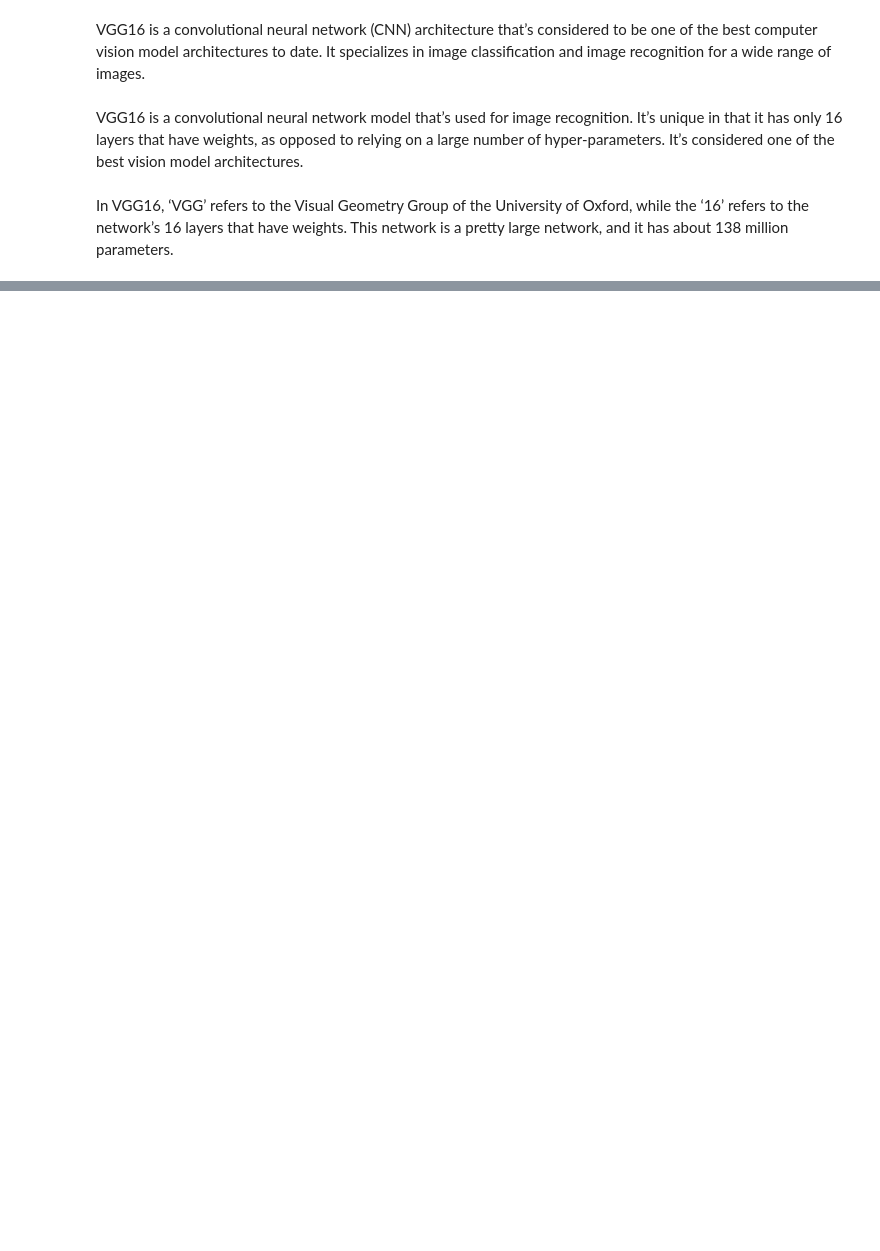
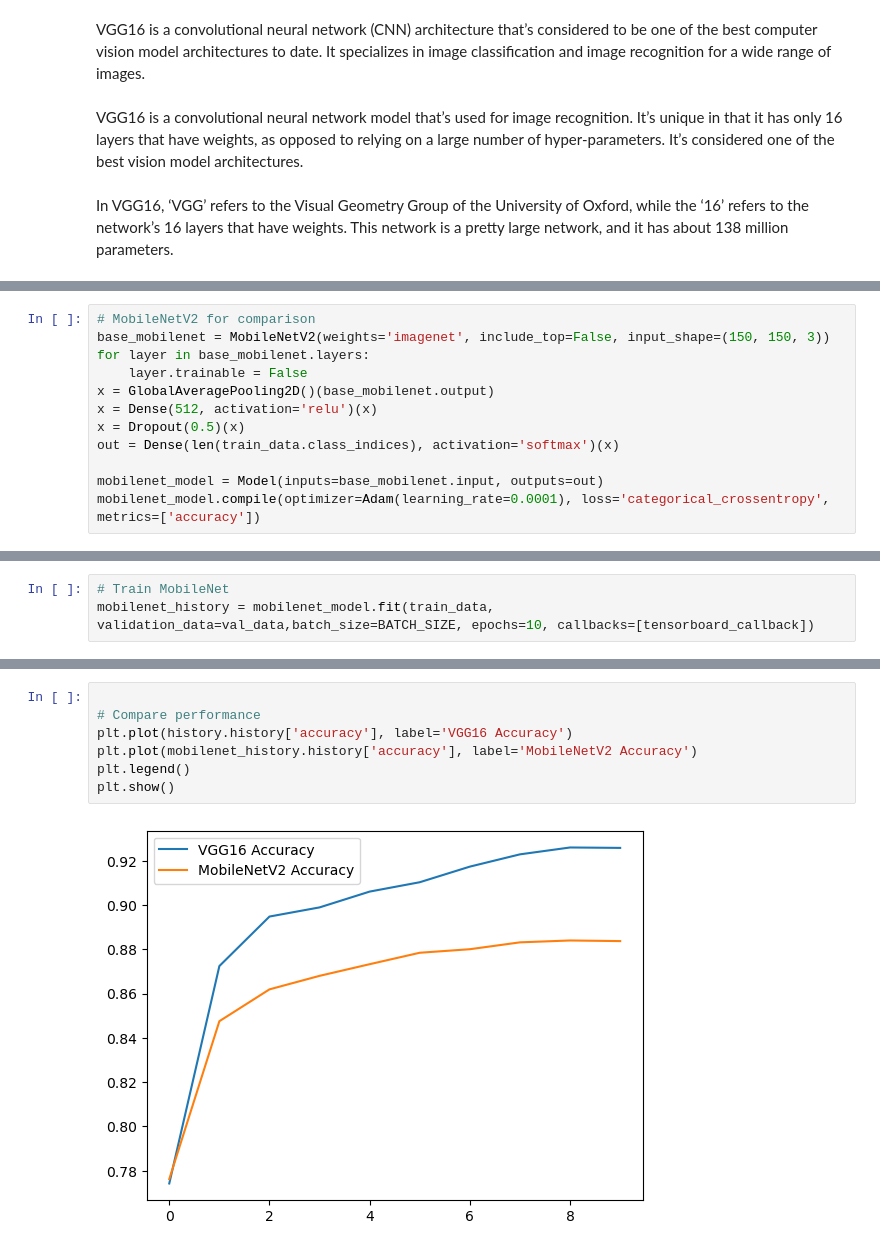
Before and after one commit to kelvinprabhu/DeepLearning_Exercise, a Jupyter notebook: CNN/cnn_architecture/2448501_5.ipynb, the cells around one changed output, grey strips where cells are left out. Cells and saved outputs as stored; diff of their text form; blank space fills up the shorter version.

```diff
--- a/CNN/cnn_architecture/2448501_5.ipynb
+++ b/CNN/cnn_architecture/2448501_5.ipynb
@@ -88,0 +150,12 @@ dataset.first()
+# %%
+# MobileNetV2 for comparison
+base_mobilenet = MobileNetV2(weights='imagenet', include_top=False, input_shape=(150, 150, 3))
+for layer in base_mobilenet.layers:
+    layer.trainable = False
+x = GlobalAveragePooling2D()(base_mobilenet.output)
+x = Dense(512, activation='relu')(x)
+x = Dropout(0.5)(x)
+out = Dense(len(train_data.class_indices), activation='softmax')(x)
+
+mobilenet_model = Model(inputs=base_mobilenet.input, outputs=out)
+mobilenet_model.compile(optimizer=Adam(learning_rate=0.0001), loss='categorical_crossentropy', metrics=['accuracy'])
@@ -88,0 +165,3 @@ dataset.first()
+# %%
+# Train MobileNet
+mobilenet_history = mobilenet_model.fit(train_data, validation_data=val_data,batch_size=BATCH_SIZE, epochs=10, callbacks=[tensorboard_callback])
@@ -88,0 +189,9 @@ dataset.first()
+# %%
+
+# Compare performance
+plt.plot(history.history['accuracy'], label='VGG16 Accuracy')
+plt.plot(mobilenet_history.history['accuracy'], label='MobileNetV2 Accuracy')
+plt.legend()
+plt.show()
+# %% [output]
+[figure, added]
```
Also changed, not shown: parts of 20 cells of this notebook, 9 other files.
